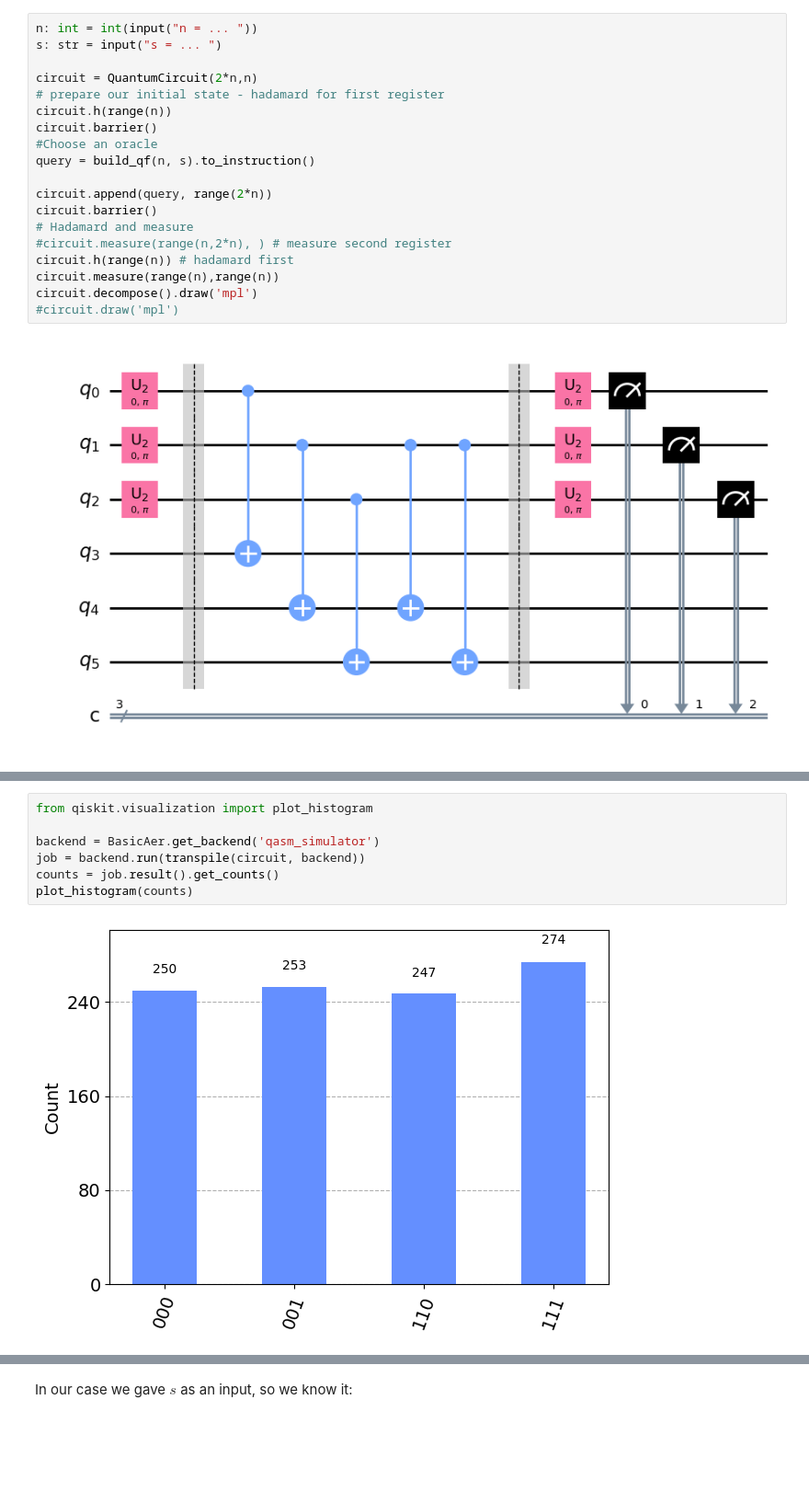
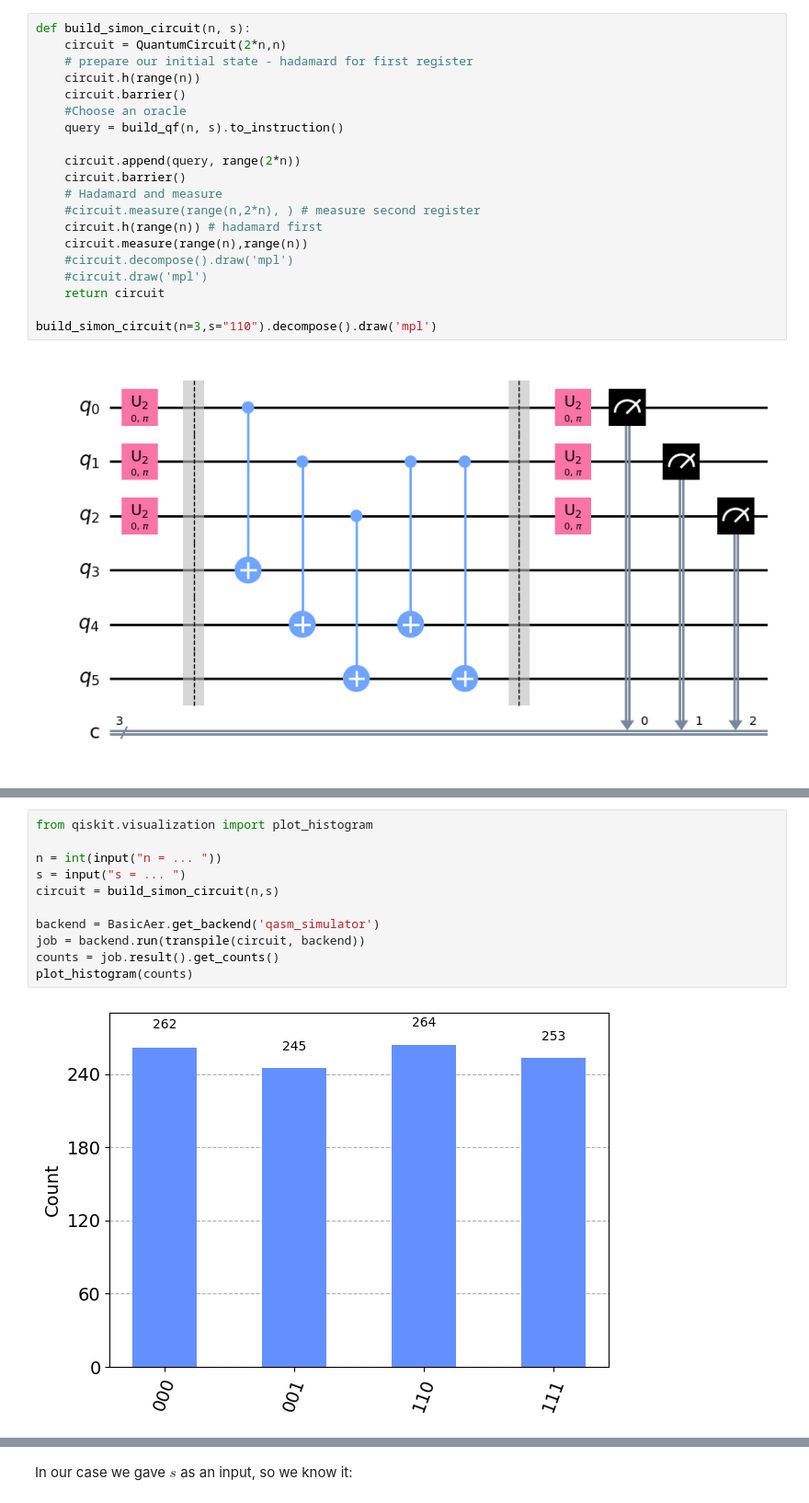
Before and after one commit to Azoghal/Qubilant, a Jupyter notebook: Experiments/Simon/simon.ipynb, the cells around one changed output, grey strips where cells are left out. Shown: that part at 92% size. Saved outputs shown, nothing was run; the diff lists cells and outputs as text; blank space fills up the shorter version.

```diff
--- a/Experiments/Simon/simon.ipynb
+++ b/Experiments/Simon/simon.ipynb
@@ -99,23 +99,24 @@ d.draw('mpl')
 # %% [output]
 [figure]
 # %%
-n: int = int(input("n = ... "))
-s: str = input("s = ... ")
+def build_simon_circuit(n, s):
+    circuit = QuantumCircuit(2*n,n)
+    # prepare our initial state - hadamard for first register
+    circuit.h(range(n))
+    circuit.barrier()
+    #Choose an oracle
+    query = build_qf(n, s).to_instruction()
 
-circuit = QuantumCircuit(2*n,n)
-# prepare our initial state - hadamard for first register
-circuit.h(range(n))
-circuit.barrier()
-#Choose an oracle
-query = build_qf(n, s).to_instruction()
+    circuit.append(query, range(2*n))
+    circuit.barrier()
+    # Hadamard and measure
+    #circuit.measure(range(n,2*n), ) # measure second register
+    circuit.h(range(n)) # hadamard first
+    circuit.measure(range(n),range(n))
+    #circuit.decompose().draw('mpl')
+    #circuit.draw('mpl')
+    return circuit
 
-circuit.append(query, range(2*n))
-circuit.barrier()
-# Hadamard and measure
-#circuit.measure(range(n,2*n), ) # measure second register
-circuit.h(range(n)) # hadamard first
-circuit.measure(range(n),range(n))
-circuit.decompose().draw('mpl')
-#circuit.draw('mpl')
+build_simon_circuit(n=3,s="110").decompose().draw('mpl')
 # %% [output]
 [figure]
@@ -126,9 +127,13 @@ Running the circuit many times, we see the 4 results that occur with 25% probabi
 # %%
 from qiskit.visualization import plot_histogram
+
+n = int(input("n = ... "))
+s = input("s = ... ")
+circuit = build_simon_circuit(n,s)
 
 backend = BasicAer.get_backend('qasm_simulator')
 job = backend.run(transpile(circuit, backend))
 counts = job.result().get_counts()
 plot_histogram(counts)
 # %% [output]
-[figure, old version]
+[figure, new version]
```
Also changed, not shown: parts of 12 cells of this notebook.
